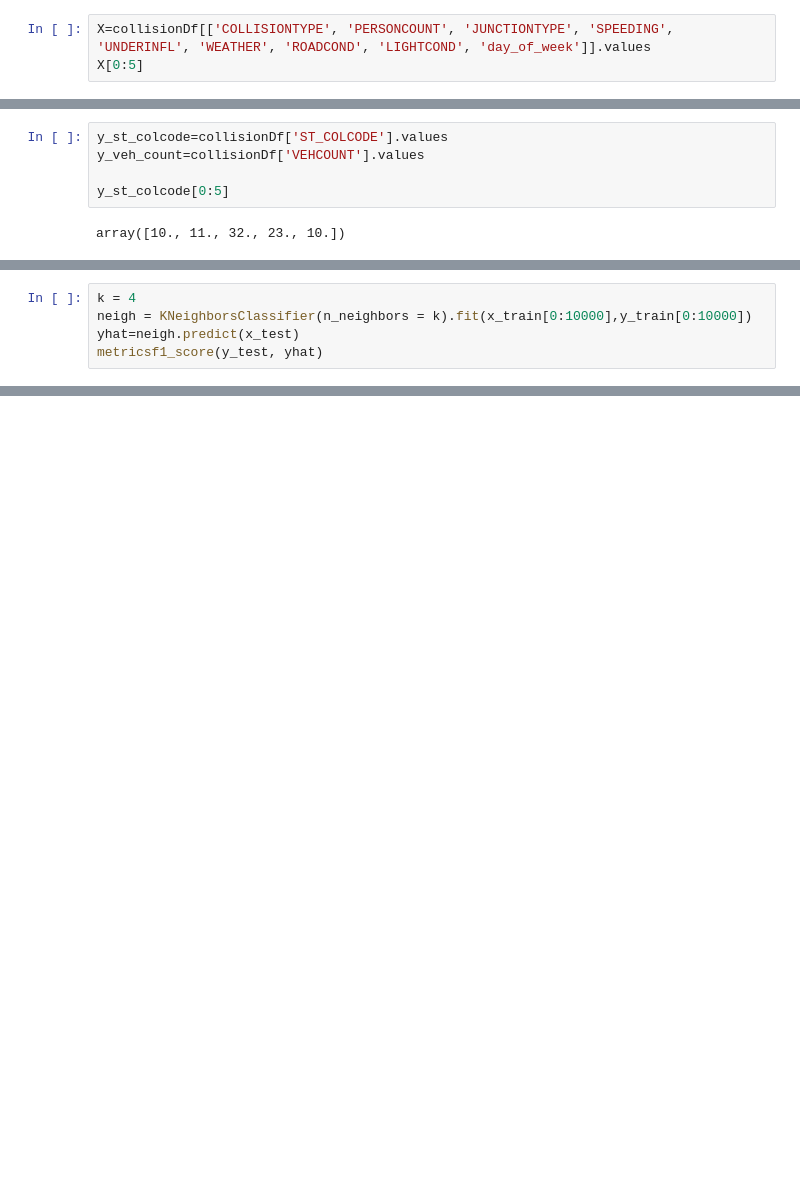
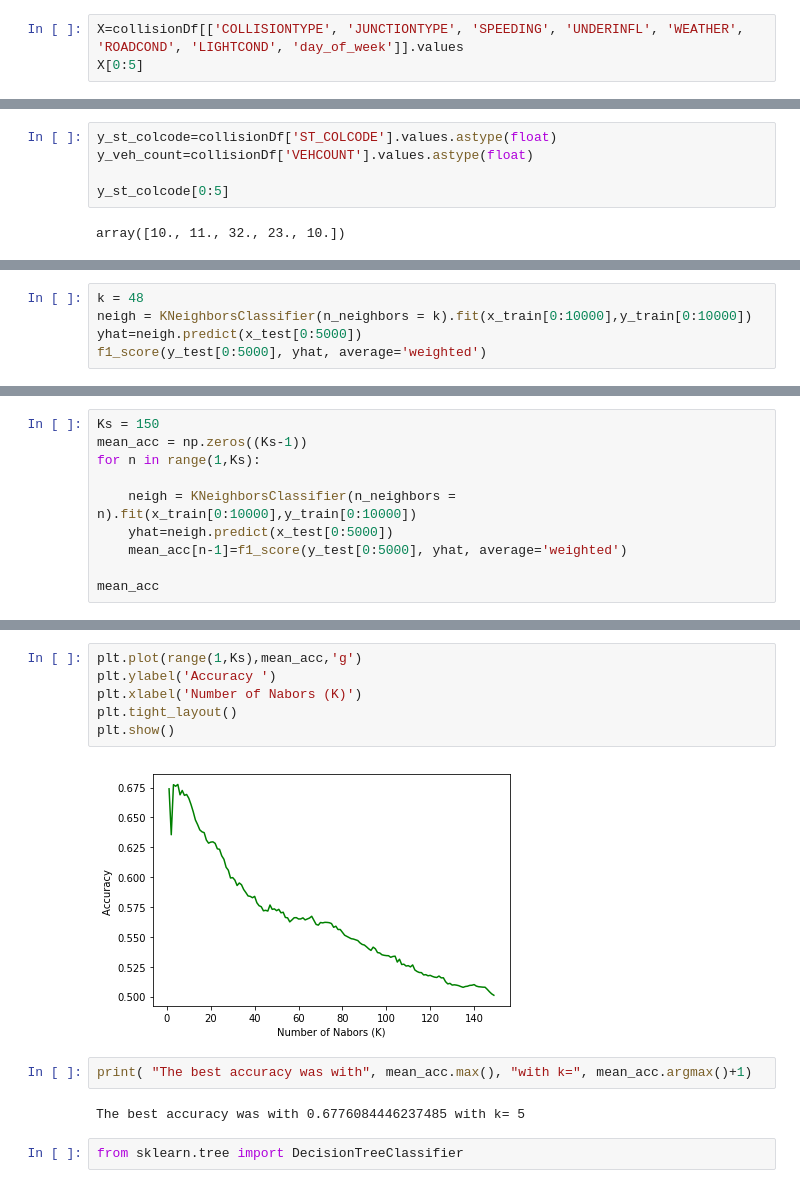
Before and after one commit to iamapickle/CollisionReport, a Jupyter notebook: Project01.ipynb, the cells around one changed output, grey strips where cells are left out. Saved outputs shown, nothing was run; the diff lists cells and outputs as text; blank space fills up the shorter version.

```diff
--- a/Project01.ipynb
+++ b/Project01.ipynb
@@ -335,6 +333,6 @@ See the caveats in the documentation: http://pandas.pydata.org/pandas-docs/stabl
 | 3 | NaN | Block | 1 | 4 | 3 | 3 | 4 | 0.0 | ... |
 | 4 | 34387.0 | Intersection | 2 | 0 | 2 | 2 | 1 | 0.0 | ... |
 # %%
-X=collisionDf[['COLLISIONTYPE', 'PERSONCOUNT', 'JUNCTIONTYPE', 'SPEEDING', 'UNDERINFL', 'WEATHER', 'ROADCOND', 'LIGHTCOND', 'day_of_week']].values
+X=collisionDf[['COLLISIONTYPE', 'JUNCTIONTYPE', 'SPEEDING', 'UNDERINFL', 'WEATHER', 'ROADCOND', 'LIGHTCOND', 'day_of_week']].values
 X[0:5]
 # %% [output]
@@ -360,6 +358,6 @@ array([[-1.61778066, -0.33875237, -1.19622564, -0.22741933, -0.22468962,
 # %%
-y_st_colcode=collisionDf['ST_COLCODE'].values
-y_veh_count=collisionDf['VEHCOUNT'].values
+y_st_colcode=collisionDf['ST_COLCODE'].values.astype(float)
+y_veh_count=collisionDf['VEHCOUNT'].values.astype(float)
 
 y_st_colcode[0:5]
 # %% [output]
@@ -378,6 +377,6 @@ from sklearn.metrics import f1_score
 # %%
-k = 4
+k = 48
 neigh = KNeighborsClassifier(n_neighbors = k).fit(x_train[0:10000],y_train[0:10000])
-yhat=neigh.predict(x_test)
-metricsf1_score(y_test, yhat)
+yhat=neigh.predict(x_test[0:5000])
+f1_score(y_test[0:5000], yhat, average='weighted')
 # %% [output]
@@ -388,0 +384,10 @@ ValueError: Classification metrics can't handle a mix of continuous and multicla
+# %%
+Ks = 150
+mean_acc = np.zeros((Ks-1))
+for n in range(1,Ks):
+
+    neigh = KNeighborsClassifier(n_neighbors = n).fit(x_train[0:10000],y_train[0:10000])
+    yhat=neigh.predict(x_test[0:5000])
+    mean_acc[n-1]=f1_score(y_test[0:5000], yhat, average='weighted')
+
+mean_acc
@@ -388,0 +412,14 @@ ValueError: Classification metrics can't handle a mix of continuous and multicla
+# %%
+plt.plot(range(1,Ks),mean_acc,'g')
+plt.ylabel('Accuracy ')
+plt.xlabel('Number of Nabors (K)')
+plt.tight_layout()
+plt.show()
+# %% [output]
+[figure, added]
+# %%
+print( "The best accuracy was with", mean_acc.max(), "with k=", mean_acc.argmax()+1)
+# %% [output]
+The best accuracy was with 0.6776084446237485 with k= 5
+# %%
+from sklearn.tree import DecisionTreeClassifier
```
Also changed, not shown: parts of 19 cells of this notebook.
